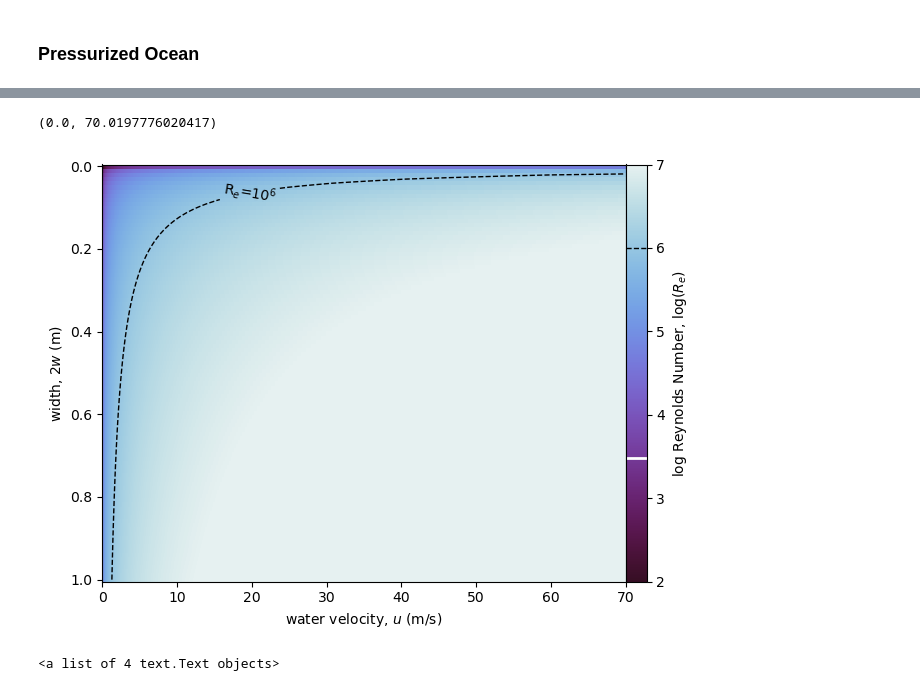
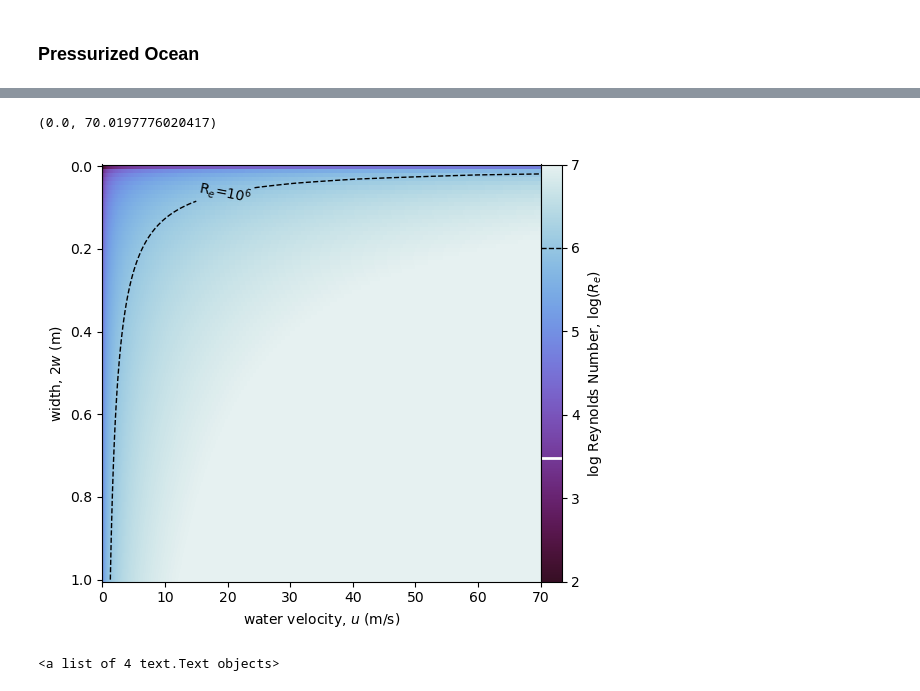
Before and after one commit to CottomR-et-al/Europa-ice-ocean-exchange, a Jupyter notebook: F25_Dikes_Europa.ipynb, the cells around one changed output, grey strips where cells are left out. Drawn from its saved outputs; the diff is of its cells as text; code cells hidden in the pictures.

```diff
--- a/F25_Dikes_Europa.ipynb
+++ b/F25_Dikes_Europa.ipynb
@@ -75,7 +75,7 @@ n = 0 # first iteration
 # %%
 DP = np.linspace(1e3, 2.5e6, 100) # change factors of overpressure
 max_depth = 20e3
-fig, ax1 = plt.subplots(figsize=(8,6))
+fig, ax1 = plt.subplots(figsize=(6,5))
 # fig, (ax1, ax2) = plt.subplots(1, 2, figsize=(16, 6))
 cmap = plt.get_cmap(cmo.matter_r)
 DP_norm = LogNorm(vmin=np.min(DP), vmax=np.max(DP))
@@ -136,35 +136,35 @@ cbar.set_label('log-overpressure, $log(\Delta P_o)$ (Pa)')
 # %%
 # Reynolds number for different dike geometries and velocities
 # Re = ρuL/η
 from labellines import labelLines
 
-fig, ax = plt.subplots(layout='tight', figsize=(7,5))
+fig, ax = plt.subplots(layout='tight', figsize=(6,5))
 
 ws = np.linspace(1e-3, 1, 100) # m, half-widths
 u = velocities.flatten() # m/s, velocities
 u = u[np.isfinite(u)]
 u = u[u > 0]
 u = np.sort(u)
 u_w, w_u = np.meshgrid(u, ws)
 
 Res = (rhow * u_w * w_u) / eta_w
 Res[Res <= 0] = np.nan
 logRe = np.log10(Res)
 
 pcm = ax.pcolormesh(u_w, w_u, logRe, shading='auto', vmax=7, vmin=2, cmap=cmo.dense_r)
 # plt.contour(u_w, w_u, logRe, levels=[3], colors='white', linewidths=0.8)
 cont = ax.contour(u_w, w_u, logRe, levels=[6], colors='black', linewidths=1, linestyles='dashed', label='log($R_e$) = 6')
 ax.clabel(cont, fmt={6: r'R$_e$=10$^6$'}, inline=True, manual=[(20, 0.1)])
 bar = fig.colorbar(pcm, label='log Reynolds Number, log($R_e$)', pad = 0)
 bar.ax.hlines(3.48, *bar.ax.get_xlim(), colors='white', linewidth=2, linestyle='solid')
 bar.ax.hlines(6, *bar.ax.get_xlim(), colors='black', linewidth=1, linestyle='dashed')
 ax.invert_yaxis()
 ax.set_xlabel('water velocity, $u$ (m/s)')
 ax.set_ylabel('width, 2$w$ (m)')
 ax.set_xlim(left=0)
 # %% [output]
 (0.0, 70.0197776020417)
-[figure, old version]
+[figure, new version]
 # %%
 # Lateral Q gradients (W, adimensional width)
 # NOTE: Attempt to depict lateral variation in Q [needs work]
```
Also changed, not shown: parts of 4 cells of this notebook.
